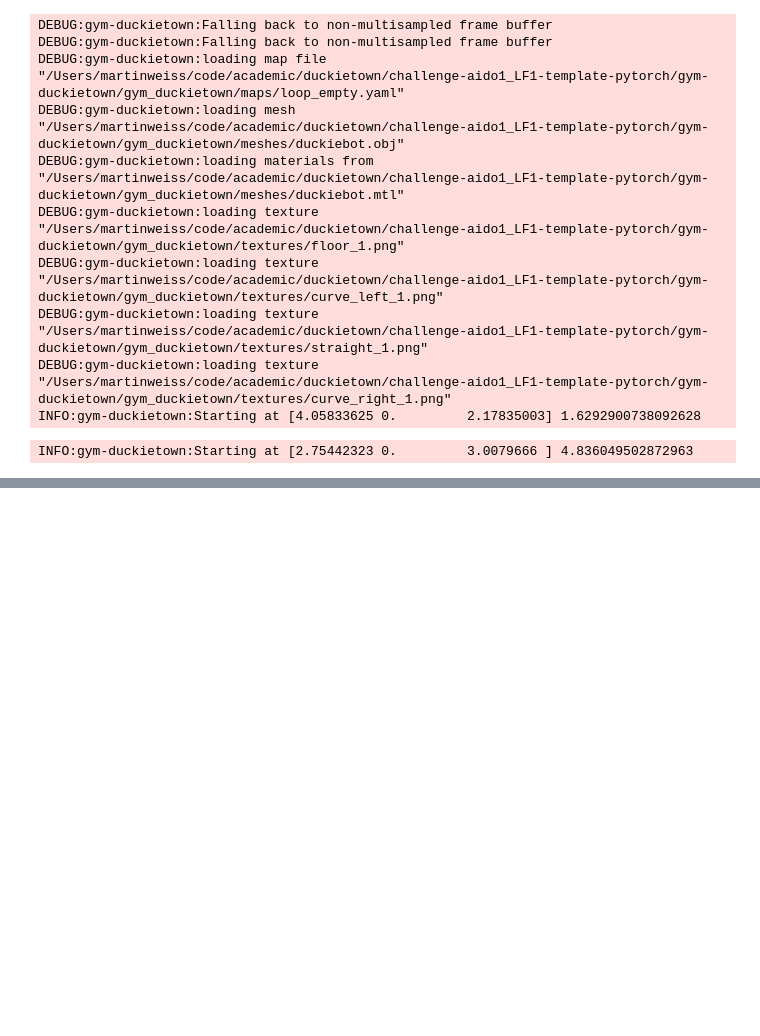
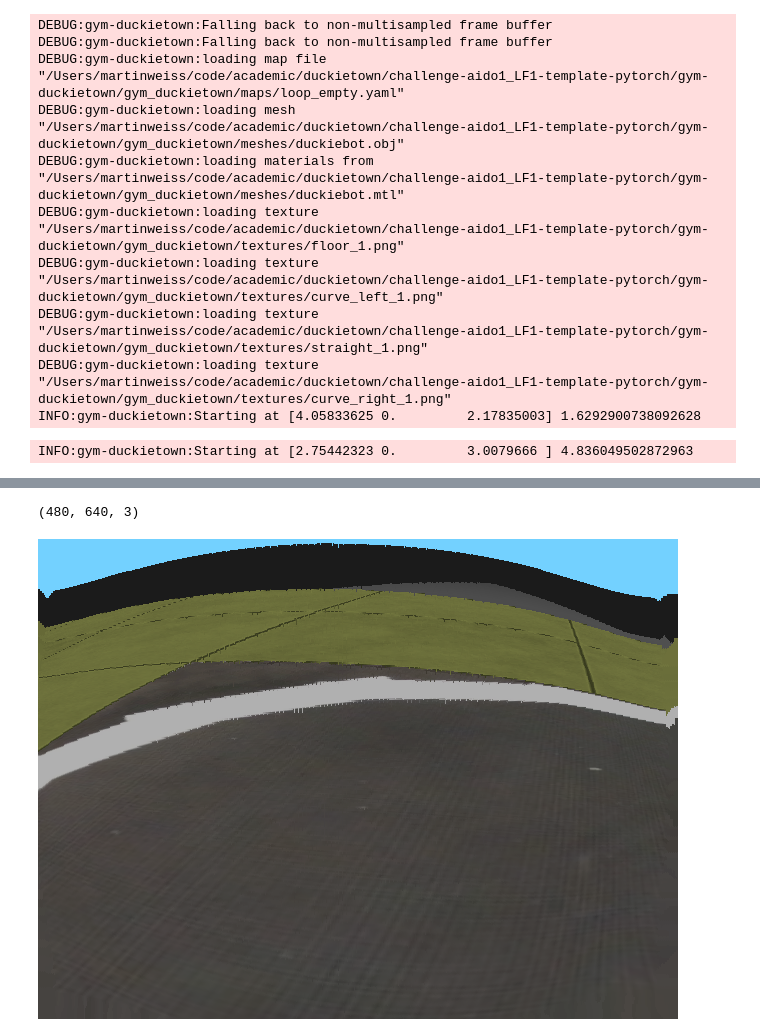
Before and after one commit to mweiss17/aido-submission, a Jupyter notebook: martins-model.ipynb, the cells around one changed output, grey strips where cells are left out. Drawn from its saved outputs; the diff is of its cells as text; code cells hidden in the pictures; blank space fills up the shorter version.

```diff
--- a/martins-model.ipynb
+++ b/martins-model.ipynb
@@ -52,0 +303,8 @@ AttributeError: module 'env' has no attribute 'replay_buffer'
+# %%
+raw_sim_env.render_obs().shape
+# %% [output]
+(480, 640, 3)
+# %%
+Image.fromarray(raw_sim_env.render_obs(), 'RGB')
+# %% [output]
+[figure, added]
```
Also changed, not shown: parts of 17 cells of this notebook, 8 other files.
